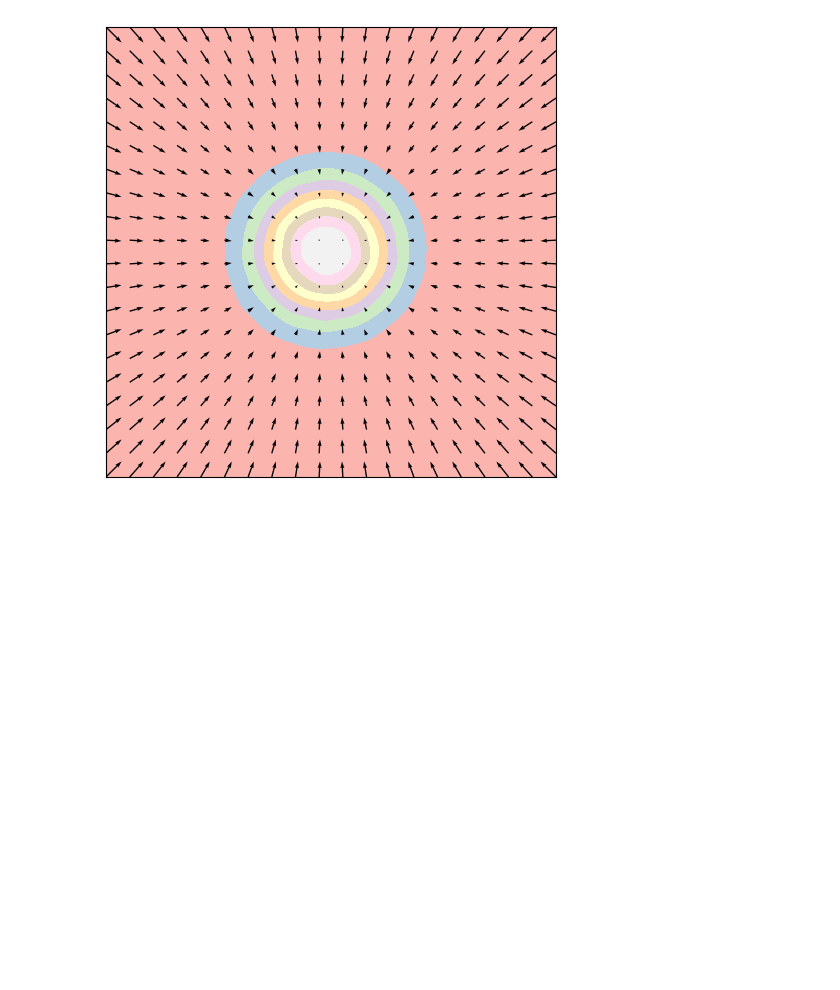
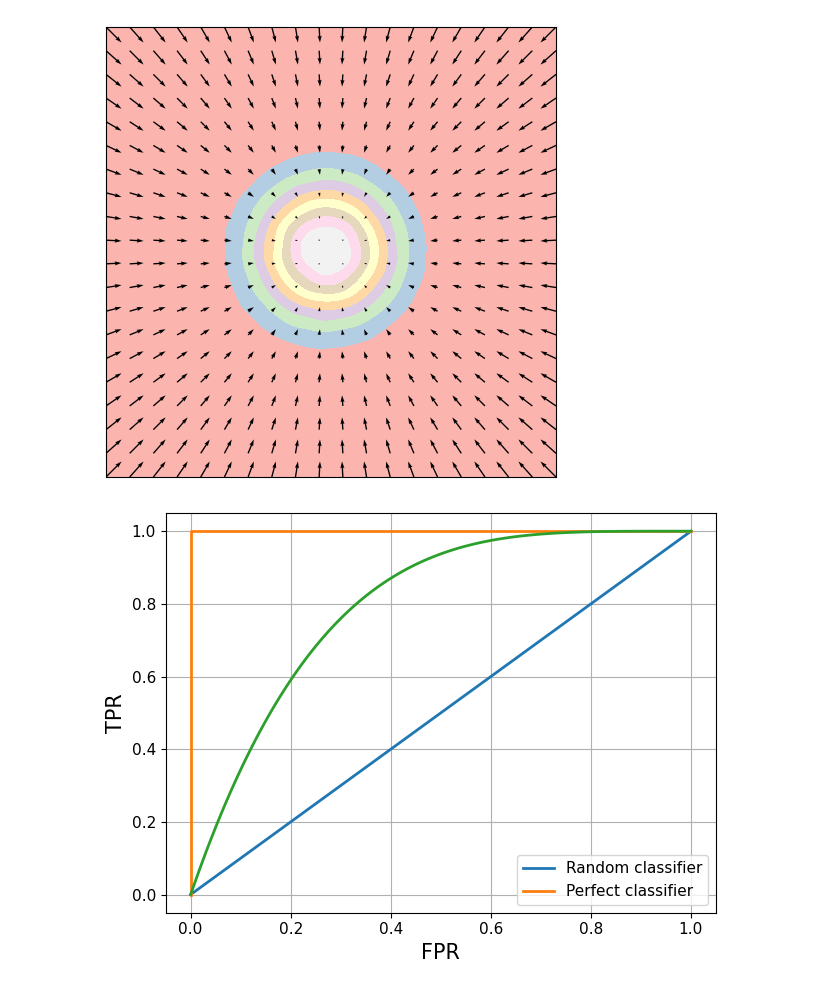
Before and after one commit to gerome-andry/dasbi, a Jupyter notebook: results.ipynb, the cells around one changed output. Cells and saved outputs as stored; diff of their text form; code cells hidden in the pictures; blank space fills up the shorter version.

```diff
--- a/results.ipynb
+++ b/results.ipynb
@@ -80,3 +80,22 @@ plt.show()
 tensor([[1., 0.],
         [0., 1.]])
 [figure]
+# %%
+# ROC
+
+x = torch.linspace(0,1,100)
+y = torch.linspace(0,1,100)
+
+plt.plot(x,y, label = 'Random classifier', linewidth = lw)
+plt.plot([0,0,1],[0,1,1], label = 'Perfect classifier', linewidth = lw)
+plt.plot(x,1-(1-x)**4, linewidth = lw)
+plt.xlabel('FPR', fontsize = axis_font)
+plt.ylabel('TPR', fontsize = axis_font)
+plt.legend(fontsize = legend_font)
+plt.grid()
+plt.tick_params('both', labelsize = legend_font)
+plt.tight_layout()
+plt.savefig(impth+'AUROC.pdf')
+plt.show()
+# %% [output]
+[figure, added]
```
